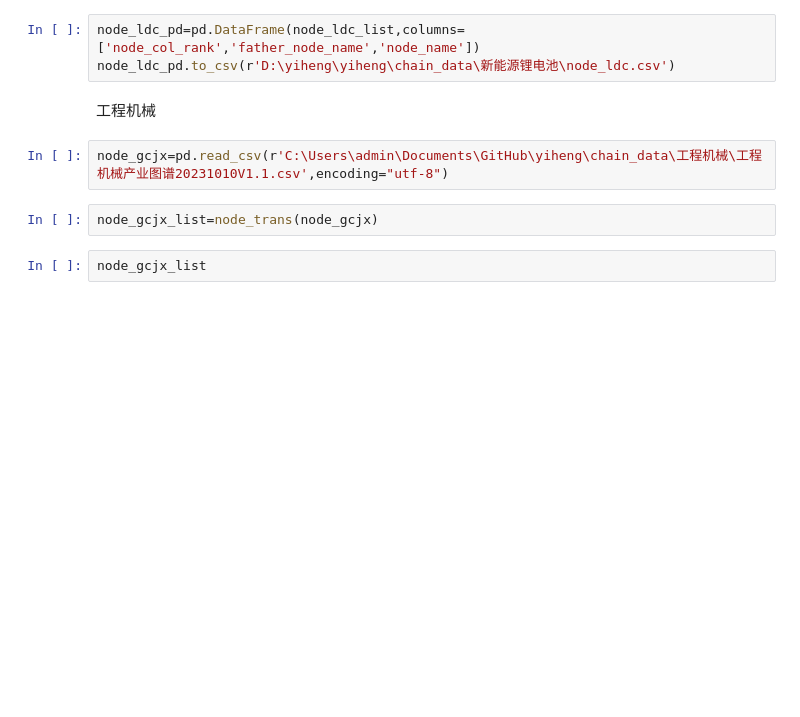
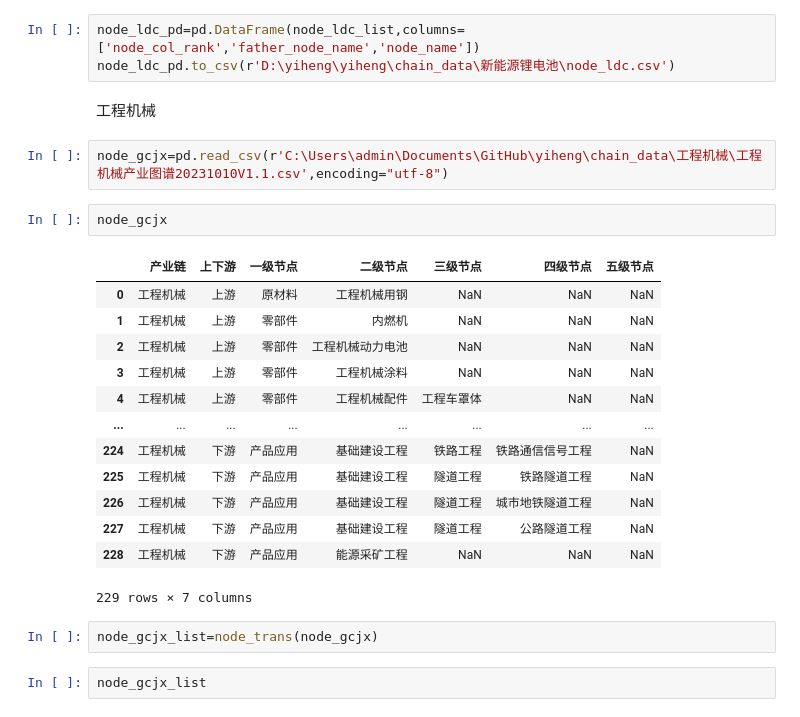
Before and after one commit to daiyipu/yiheng, a Jupyter notebook: industry_chain.ipynb, the cells around one changed output. Drawn from its saved outputs; the diff is of its cells as text; blank space fills up the shorter version.

```diff
--- a/industry_chain.ipynb
+++ b/industry_chain.ipynb
@@ -236,6 +238,22 @@ node_ldc_pd.to_csv(r'D:\yiheng\yiheng\chain_data\新能源锂电池\node_ldc.csv
 工程机械
 # %%
 node_gcjx=pd.read_csv(r'C:\Users\admin\Documents\GitHub\yiheng\chain_data\工程机械\工程机械产业图谱20231010V1.1.csv',encoding="utf-8")
+# %%
+node_gcjx
+# %% [output]
+|  | 产业链 | 上下游 | 一级节点 | 二级节点 | 三级节点 | 四级节点 | 五级节点 |
+| 0 | 工程机械 | 上游 | 原材料 | 工程机械用钢 | NaN | NaN | NaN |
+| 1 | 工程机械 | 上游 | 零部件 | 内燃机 | NaN | NaN | NaN |
+| 2 | 工程机械 | 上游 | 零部件 | 工程机械动力电池 | NaN | NaN | NaN |
+| 3 | 工程机械 | 上游 | 零部件 | 工程机械涂料 | NaN | NaN | NaN |
+| 4 | 工程机械 | 上游 | 零部件 | 工程机械配件 | 工程车罩体 | NaN | NaN |
+| ... | ... | ... | ... | ... | ... | ... | ... |
+| 224 | 工程机械 | 下游 | 产品应用 | 基础建设工程 | 铁路工程 | 铁路通信信号工程 | NaN |
+| 225 | 工程机械 | 下游 | 产品应用 | 基础建设工程 | 隧道工程 | 铁路隧道工程 | NaN |
+| 226 | 工程机械 | 下游 | 产品应用 | 基础建设工程 | 隧道工程 | 城市地铁隧道工程 | NaN |
+| 227 | 工程机械 | 下游 | 产品应用 | 基础建设工程 | 隧道工程 | 公路隧道工程 | NaN |
+| 228 | 工程机械 | 下游 | 产品应用 | 能源采矿工程 | NaN | NaN | NaN |
+229 rows × 7 columns
 # %%
 node_gcjx_list=node_trans(node_gcjx)
 # %%
```
Also changed, not shown: parts of 12 cells of this notebook, 8 other files.
